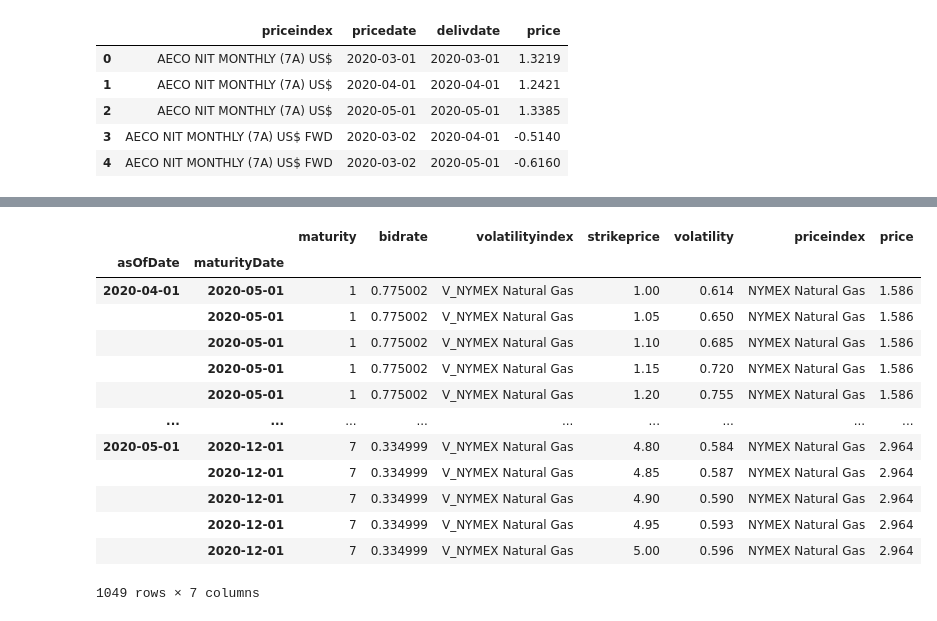
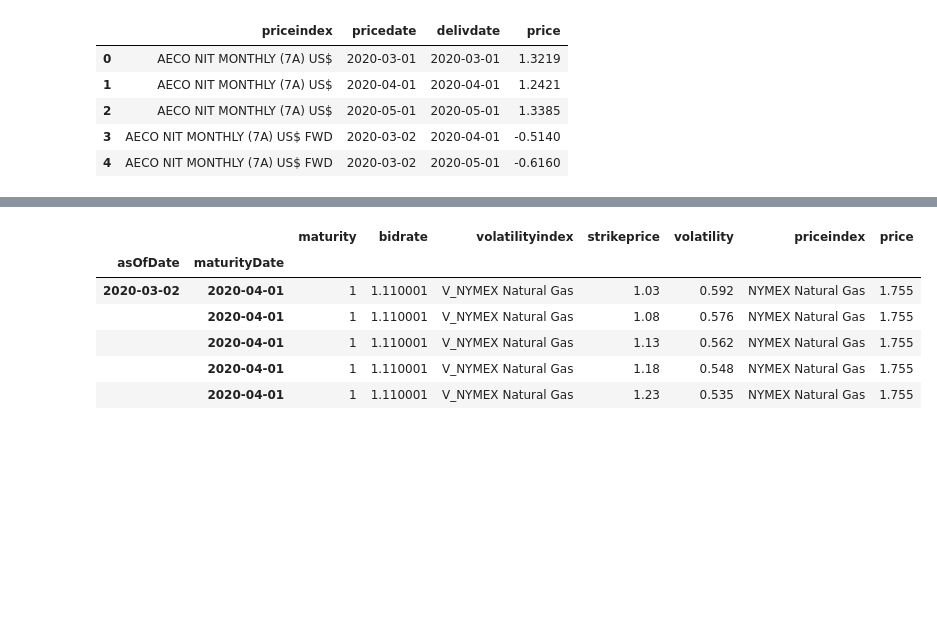
Before and after one commit to pimsmath/Ovintiv, a Jupyter notebook: cleaningGas_Guillermo.ipynb, the cells around one changed output, grey strips where cells are left out. Drawn from its saved outputs; the diff is of its cells as text; code cells hidden in the pictures; blank space fills up the shorter version.

```diff
--- a/cleaningGas_Guillermo.ipynb
+++ b/cleaningGas_Guillermo.ipynb
@@ -36,7 +35,7 @@ pricedateList = pd.DatetimeIndex(interest["pricedate"].unique())
 # %%
 interest["maturity"] = np.array([int(time[:-1]) if time[-1] =="M" else int(time[:-1])*12 for time in interest["maturity"]])
 # %%
-interest["maturityDate"] = interest["pricedate"]+interest["maturity"].apply(lambda x: pd.tseries.offsets.DateOffset(months = x))
+interest["maturityDate"] = interest["pricedate"]+interest["maturity"].apply(lambda x: pd.tseries.offsets.DateOffset(months = x))-pd.offsets.MonthBegin(1)
 # %%
 interest = interest.set_index(["pricedate", "maturityDate"])
 # %%
@@ -161,17 +132,10 @@ natGas2020 = pd.merge(natGas2020, futprices_NatGas, left_index = True, right_ind
 # %%
-natGas2020
+natGas2020.head()
 # %% [output]
 |  |  | maturity | bidrate | volatilityindex | strikeprice | volatility | priceindex | price |
 | asOfDate | maturityDate |  |  |  |  |  |  |  |
-| 2020-04-01 | 2020-05-01 | 1 | 0.775002 | V_NYMEX Natural Gas | 1.00 | 0.614 | NYMEX Natural Gas | 1.586 |
-|  | 2020-05-01 | 1 | 0.775002 | V_NYMEX Natural Gas | 1.05 | 0.650 | NYMEX Natural Gas | 1.586 |
-|  | 2020-05-01 | 1 | 0.775002 | V_NYMEX Natural Gas | 1.10 | 0.685 | NYMEX Natural Gas | 1.586 |
-|  | 2020-05-01 | 1 | 0.775002 | V_NYMEX Natural Gas | 1.15 | 0.720 | NYMEX Natural Gas | 1.586 |
-|  | 2020-05-01 | 1 | 0.775002 | V_NYMEX Natural Gas | 1.20 | 0.755 | NYMEX Natural Gas | 1.586 |
-| ... | ... | ... | ... | ... | ... | ... | ... | ... |
-| 2020-05-01 | 2020-12-01 | 7 | 0.334999 | V_NYMEX Natural Gas | 4.80 | 0.584 | NYMEX Natural Gas | 2.964 |
-|  | 2020-12-01 | 7 | 0.334999 | V_NYMEX Natural Gas | 4.85 | 0.587 | NYMEX Natural Gas | 2.964 |
-|  | 2020-12-01 | 7 | 0.334999 | V_NYMEX Natural Gas | 4.90 | 0.590 | NYMEX Natural Gas | 2.964 |
-|  | 2020-12-01 | 7 | 0.334999 | V_NYMEX Natural Gas | 4.95 | 0.593 | NYMEX Natural Gas | 2.964 |
-|  | 2020-12-01 | 7 | 0.334999 | V_NYMEX Natural Gas | 5.00 | 0.596 | NYMEX Natural Gas | 2.964 |
+| 2020-03-02 | 2020-04-01 | 1 | 1.110001 | V_NYMEX Natural Gas | 1.03 | 0.592 | NYMEX Natural Gas | 1.755 |
+|  | 2020-04-01 | 1 | 1.110001 | V_NYMEX Natural Gas | 1.08 | 0.576 | NYMEX Natural Gas | 1.755 |
+|  | 2020-04-01 | 1 | 1.110001 | V_NYMEX Natural Gas | 1.13 | 0.562 | NYMEX Natural Gas | 1.755 |
+|  | 2020-04-01 | 1 | 1.110001 | V_NYMEX Natural Gas | 1.18 | 0.548 | NYMEX Natural Gas | 1.755 |
+|  | 2020-04-01 | 1 | 1.110001 | V_NYMEX Natural Gas | 1.23 | 0.535 | NYMEX Natural Gas | 1.755 |
-1049 rows × 7 columns
```
Also changed, not shown: parts of 30 cells of this notebook.
